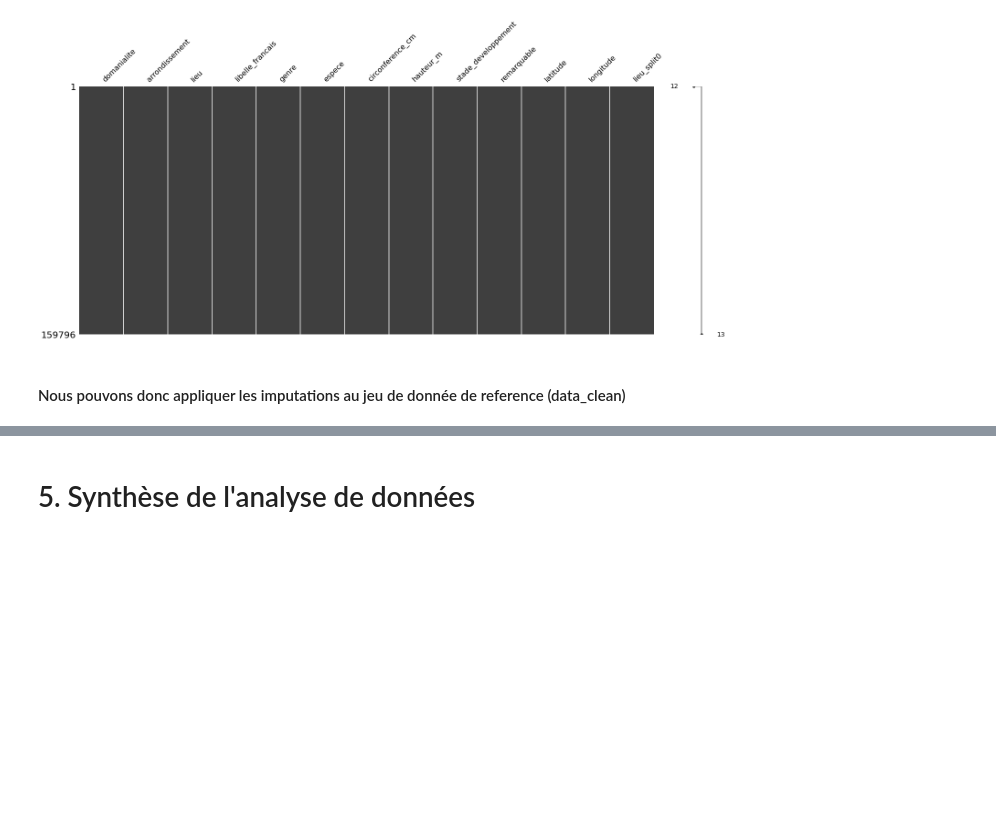
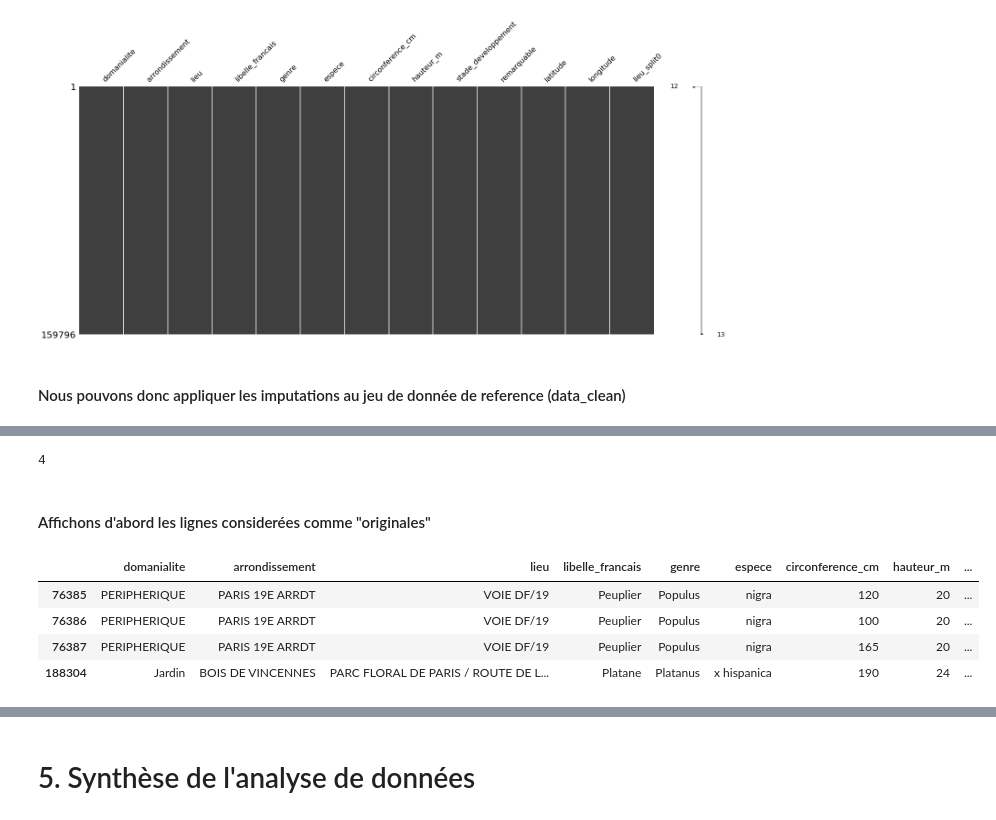
Before and after one commit to Valkea/OC_AI_02, a Jupyter notebook: EDA.ipynb, the cells around one changed output, grey strips where cells are left out. Cells and saved outputs as stored; diff of their text form; code cells hidden in the pictures; blank space fills up the shorter version.

Commit message:
feature: add a new section to drop duplicates

```diff
--- a/EDA.ipynb
+++ b/EDA.ipynb
@@ -2513,0 +2538,14 @@ data_clean = data_input.copy()
+# %%
+data_clean[['latitude','longitude']].duplicated().sum()
+# %% [output]
+4
+# %% [markdown]
+#### Affichons d'abord les lignes considerées comme "originales"
+# %%
+data_clean[ data_clean[['latitude','longitude']].duplicated(keep='first') ]
+# %% [output]
+|  | domanialite | arrondissement | lieu | libelle_francais | genre | espece | circonference_cm | hauteur_m | ... |
+| 76385 | PERIPHERIQUE | PARIS 19E ARRDT | VOIE DF/19 | Peuplier | Populus | nigra | 120 | 20 | ... |
+| 76386 | PERIPHERIQUE | PARIS 19E ARRDT | VOIE DF/19 | Peuplier | Populus | nigra | 100 | 20 | ... |
+| 76387 | PERIPHERIQUE | PARIS 19E ARRDT | VOIE DF/19 | Peuplier | Populus | nigra | 165 | 20 | ... |
+| 188304 | Jardin | BOIS DE VINCENNES | PARC FLORAL DE PARIS / ROUTE DE L... | Platane | Platanus | x hispanica | 190 | 24 | ... |
```
Also changed, not shown: parts of 15 cells of this notebook.
